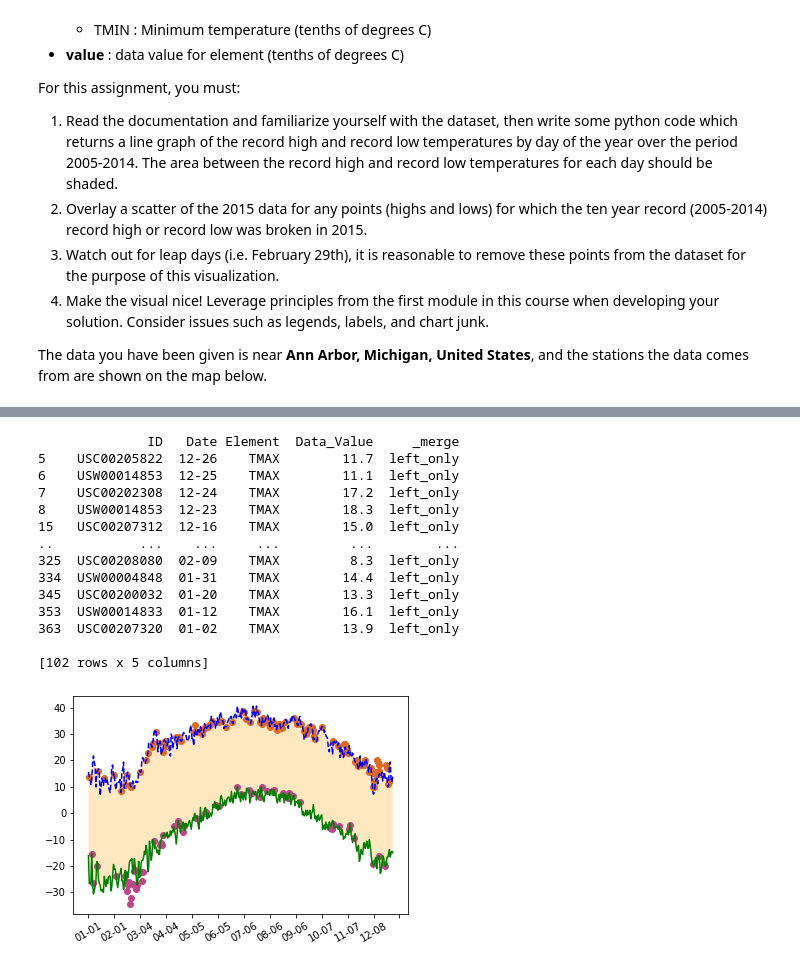
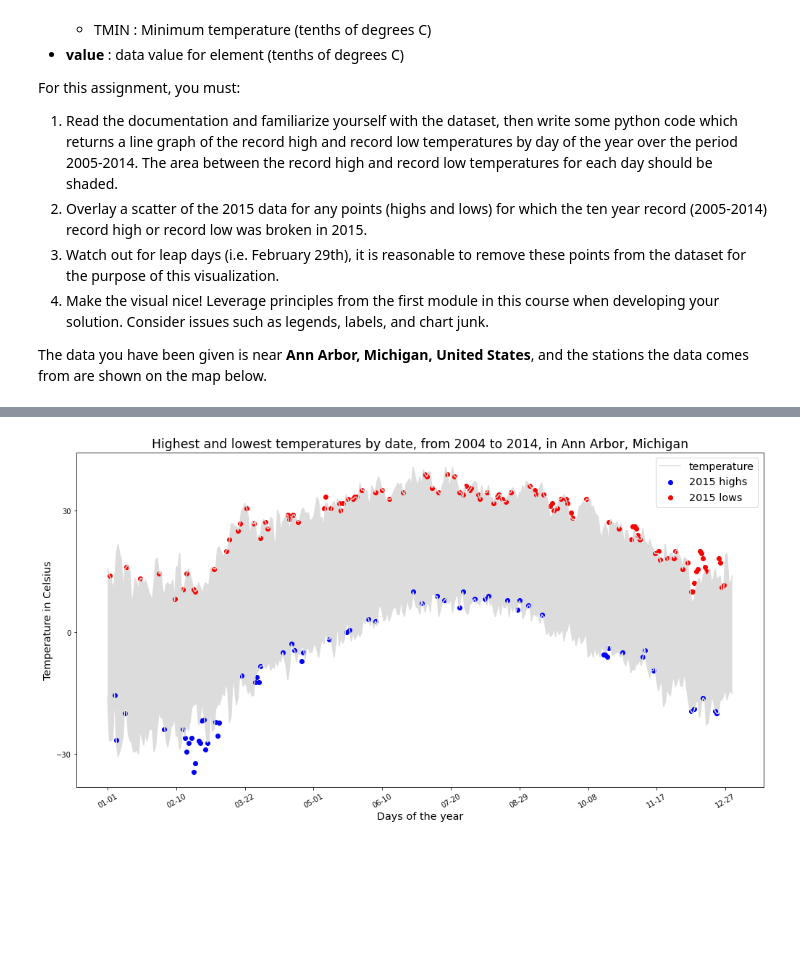
Before and after one commit to irlalmeida/applied-data-representation, a Jupyter notebook: plotting-Assignment2.ipynb, the cells around one changed output, grey strips where cells are left out. Drawn from its saved outputs; the diff is of its cells as text; code cells hidden in the pictures; blank space fills up the shorter version.

```diff
--- a/plotting-Assignment2.ipynb
+++ b/plotting-Assignment2.ipynb
@@ -55,10 +55,8 @@ minimum['Date'] = minimum['Date'].dt.strftime('%m-%d')
 minimum.sort_values(by=['Data_Value'], ascending=True, inplace=True)
 minimum.drop_duplicates(subset=['Date'], keep='first', inplace=True)
 minimum.sort_values(by=['Date'], ascending=True, inplace=True)
-minimum['Date'] = minimum['Date'].dt.strftime('%b-%d')
 
 maximum['Date'] = maximum['Date'].dt.strftime('%m-%d')
 maximum.sort_values(by=['Data_Value'], ascending=False, inplace=True)
 maximum.drop_duplicates(subset=['Date'], keep='first', inplace=True)
 maximum.sort_values(by=['Date'], ascending=True, inplace=True)
-maximum['Date'] = maximum['Date'].dt.strftime('%b-%d')
@@ -123,40 +85,30 @@ AttributeError: Can only use .dt accessor with datetimelike values
-# %%
-print(max_points)
-# %% [output]
-              ID   Date Element  Data_Value     _merge
-5    USC00205822  12-26    TMAX        11.7  left_only
-6    USW00014853  12-25    TMAX        11.1  left_only
-7    USC00202308  12-24    TMAX        17.2  left_only
-8    USW00014853  12-23    TMAX        18.3  left_only
-15   USC00207312  12-16    TMAX        15.0  left_only
-..           ...    ...     ...         ...        ...
-325  USC00208080  02-09    TMAX         8.3  left_only
-334  USW00004848  01-31    TMAX        14.4  left_only
-345  USC00200032  01-20    TMAX        13.3  left_only
-353  USW00014833  01-12    TMAX        16.1  left_only
-363  USC00207320  01-02    TMAX        13.9  left_only
-
-[102 rows x 5 columns]
-# %%
-plt.figure()
-
-#start_date = dt.datetime(2004, 1, 1)
-#def make_label(value, pos):
-#    time = start_date + dt.timedelta(days = 365 + value)
-#    return time.strftime('%b %y')
-
-ax = plt.axes()
-#ax.xaxis.set_major_formatter(ticker.FuncFormatter(12))
-ax.xaxis.set_major_locator(ticker.MultipleLocator(31))
-
-labels = ax.get_xticklabels()
-plt.setp(labels, rotation = 30.)
-
-observation_dates = maximum['Date'].array
-plt.gca().fill_between(maximum['Date'], maximum['Data_Value'], minimum['Data_Value'], facecolor='orange', alpha=0.25)
-plt.scatter(min_points['Date'], min_points['Data_Value'], c='#be4588')
-plt.scatter(max_points['Date'], max_points['Data_Value'], c='#de6a21')
-plt.plot(maximum['Date'], maximum['Data_Value'], '--b', maximum['Date'], minimum['Data_Value'], '-g')
-plt.show()
-# %% [output]
-[figure, removed]
+# %%
+from cProfile import label
+
+
+fig = plt.figure()
+ax = plt.axes()
+observation_dates = maximum['Date'].array
+
+fig.set_size_inches(17, 8.5)
+#fig.suptitle('Highest and lowest temperatures for Ann Arbor, Michigan, from 2004 to 2014', fontsize=20)
+
+ax.xaxis.set_major_locator(ticker.MultipleLocator(40))
+ax.yaxis.set_major_locator(ticker.MultipleLocator(30))
+
+labels = ax.get_xticklabels()
+plt.setp(labels, rotation = 30.)
+
+line_a = plt.plot(maximum['Date'], maximum['Data_Value'], '-', color='gainsboro')
+line_b = plt.plot(maximum['Date'], minimum['Data_Value'], '-', color='gainsboro', label='temperature')
+plt.gca().fill_between(maximum['Date'], maximum['Data_Value'], minimum['Data_Value'], facecolor='gainsboro')
+min_scatter = plt.scatter(min_points['Date'], min_points['Data_Value'], c='blue', label='2015 highs')
+max_scatter = plt.scatter(max_points['Date'], max_points['Data_Value'], c='red', label='2015 lows')
+plt.title('Highest and lowest temperatures by date, from 2004 to 2014, in Ann Arbor, Michigan', fontsize='xx-large')
+plt.legend(fontsize='x-large')
+plt.ylabel('Temperature in Celsius', fontsize='x-large')
+plt.xlabel('Days of the year', fontsize='x-large')
+
+plt.show()
+# %% [output]
+[figure, added]
```
Also changed, not shown: parts of 2 cells of this notebook, 1 other file.
